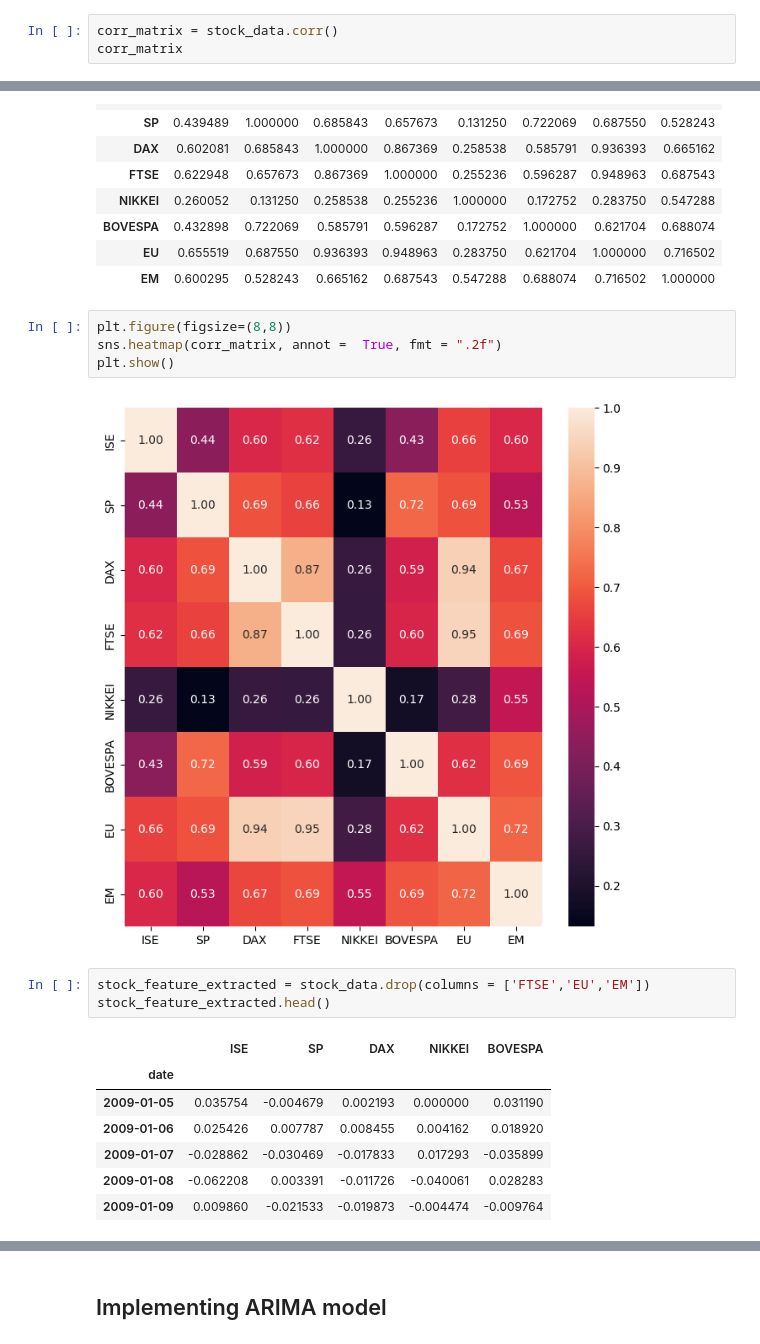
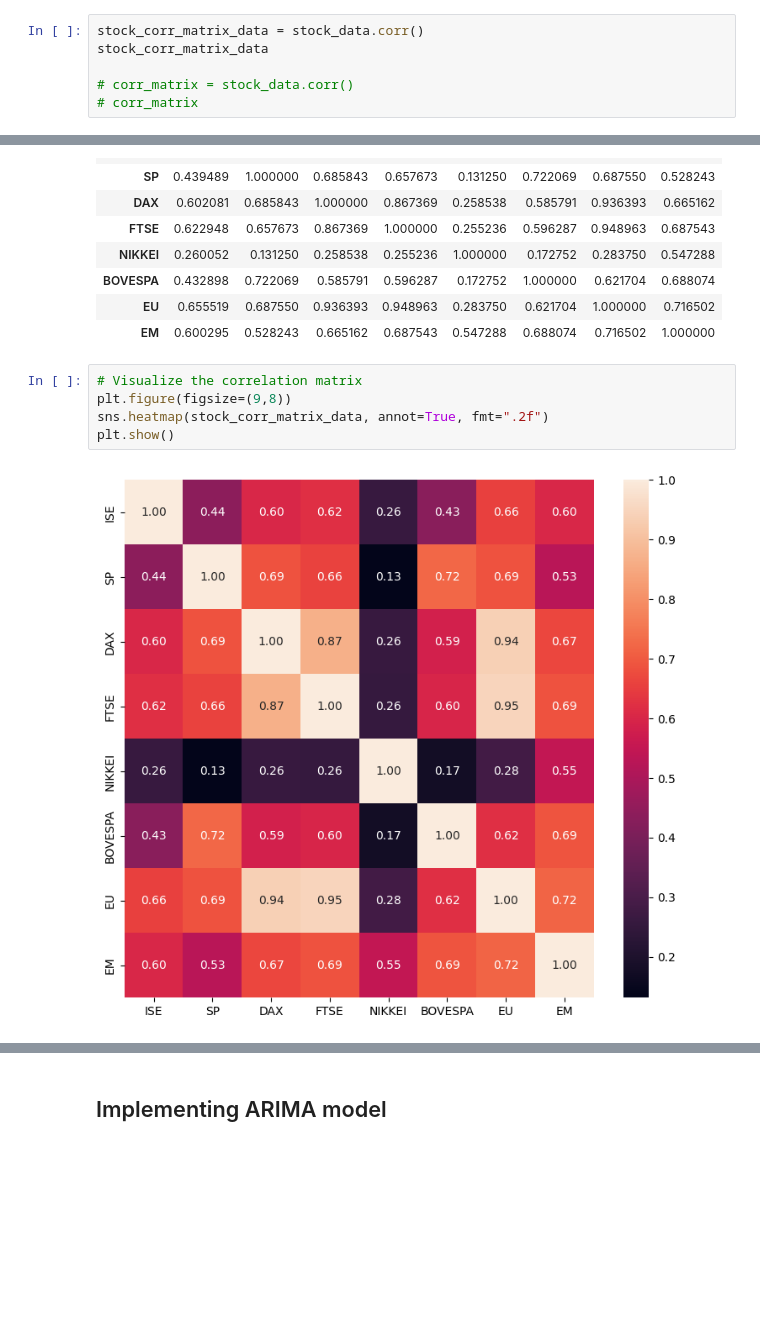
Before and after one commit to RaghavendhraRao/stock_market_prediction_ISE_DSFP, a Jupyter notebook: ds_final_proj_stock_market_colab.ipynb, the cells around one changed output, grey strips where cells are left out. Saved outputs shown, nothing was run; the diff lists cells and outputs as text; blank space fills up the shorter version.

```diff
--- a/ds_final_proj_stock_market_colab.ipynb
+++ b/ds_final_proj_stock_market_colab.ipynb
@@ -409,8 +426,11 @@ stock_data.head()
 | 2009-01-08 | -0.062208 | 0.003391 | -0.011726 | -0.000466 | -0.040061 | 0.028283 | -0.005561 | -0.019424 |
 | 2009-01-09 | 0.009860 | -0.021533 | -0.019873 | -0.012710 | -0.004474 | -0.009764 | -0.010989 | -0.007802 |
 # %%
-corr_matrix = stock_data.corr()
-corr_matrix
+stock_corr_matrix_data = stock_data.corr()
+stock_corr_matrix_data
+
+# corr_matrix = stock_data.corr()
+# corr_matrix
 # %% [output]
 |  | ISE | SP | DAX | FTSE | NIKKEI | BOVESPA | EU | EM |
 | ISE | 1.000000 | 0.439489 | 0.602081 | 0.622948 | 0.260052 | 0.432898 | 0.655519 | 0.600295 |
@@ -422,19 +442,9 @@ corr_matrix
 | EU | 0.655519 | 0.687550 | 0.936393 | 0.948963 | 0.283750 | 0.621704 | 1.000000 | 0.716502 |
 | EM | 0.600295 | 0.528243 | 0.665162 | 0.687543 | 0.547288 | 0.688074 | 0.716502 | 1.000000 |
 # %%
-plt.figure(figsize=(8,8))
-sns.heatmap(corr_matrix, annot =  True, fmt = ".2f")
+# Visualize the correlation matrix
+plt.figure(figsize=(9,8))
+sns.heatmap(stock_corr_matrix_data, annot=True, fmt=".2f")
 plt.show()
 # %% [output]
-[figure, old version]
+[figure, new version]
-# %%
-stock_feature_extracted = stock_data.drop(columns = ['FTSE','EU','EM'])
-stock_feature_extracted.head()
-# %% [output]
-|  | ISE | SP | DAX | NIKKEI | BOVESPA |
-| date |  |  |  |  |  |
-| 2009-01-05 | 0.035754 | -0.004679 | 0.002193 | 0.000000 | 0.031190 |
-| 2009-01-06 | 0.025426 | 0.007787 | 0.008455 | 0.004162 | 0.018920 |
-| 2009-01-07 | -0.028862 | -0.030469 | -0.017833 | 0.017293 | -0.035899 |
-| 2009-01-08 | -0.062208 | 0.003391 | -0.011726 | -0.040061 | 0.028283 |
-| 2009-01-09 | 0.009860 | -0.021533 | -0.019873 | -0.004474 | -0.009764 |
```
Also changed, not shown: parts of 35 cells of this notebook.
